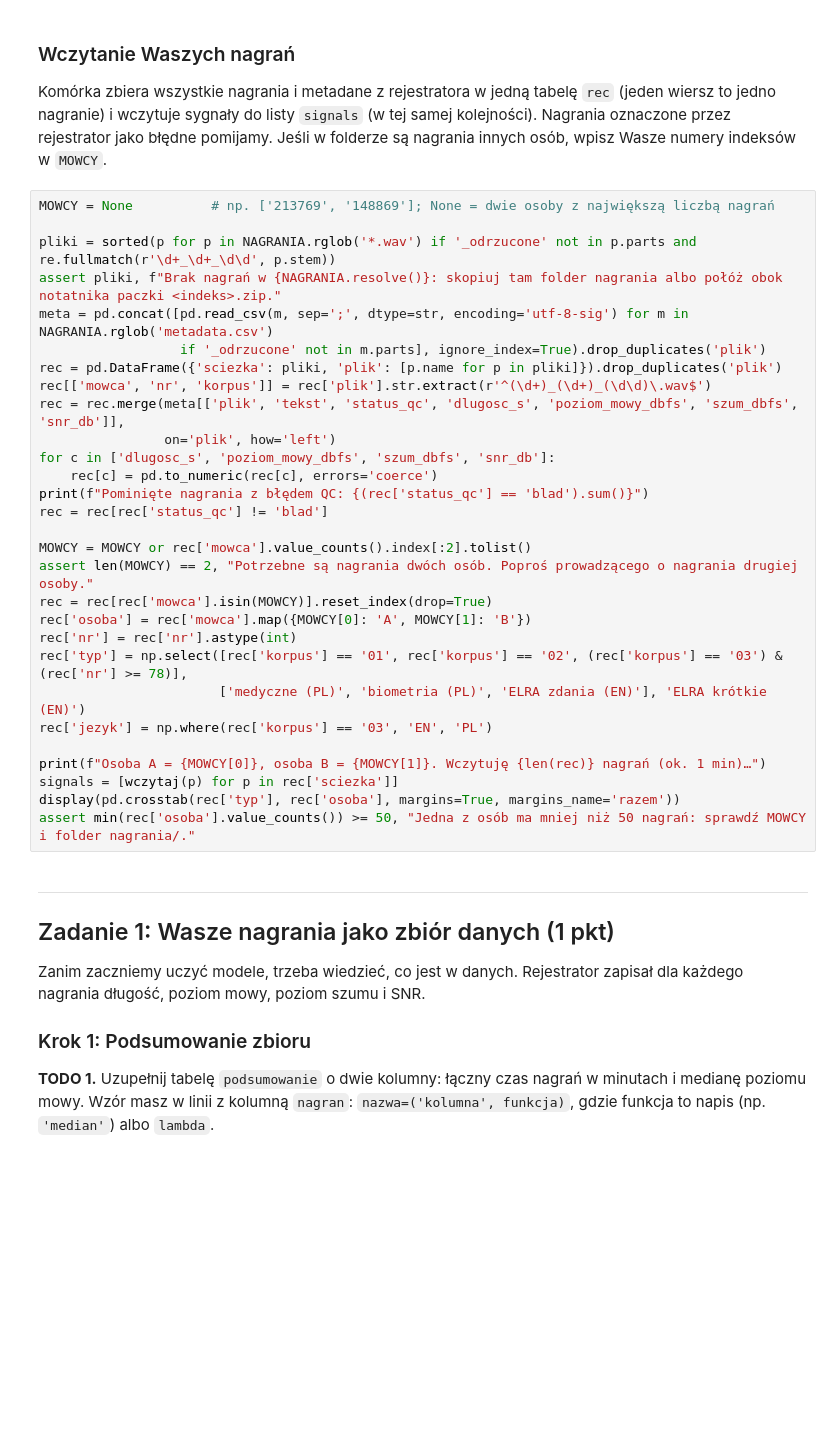
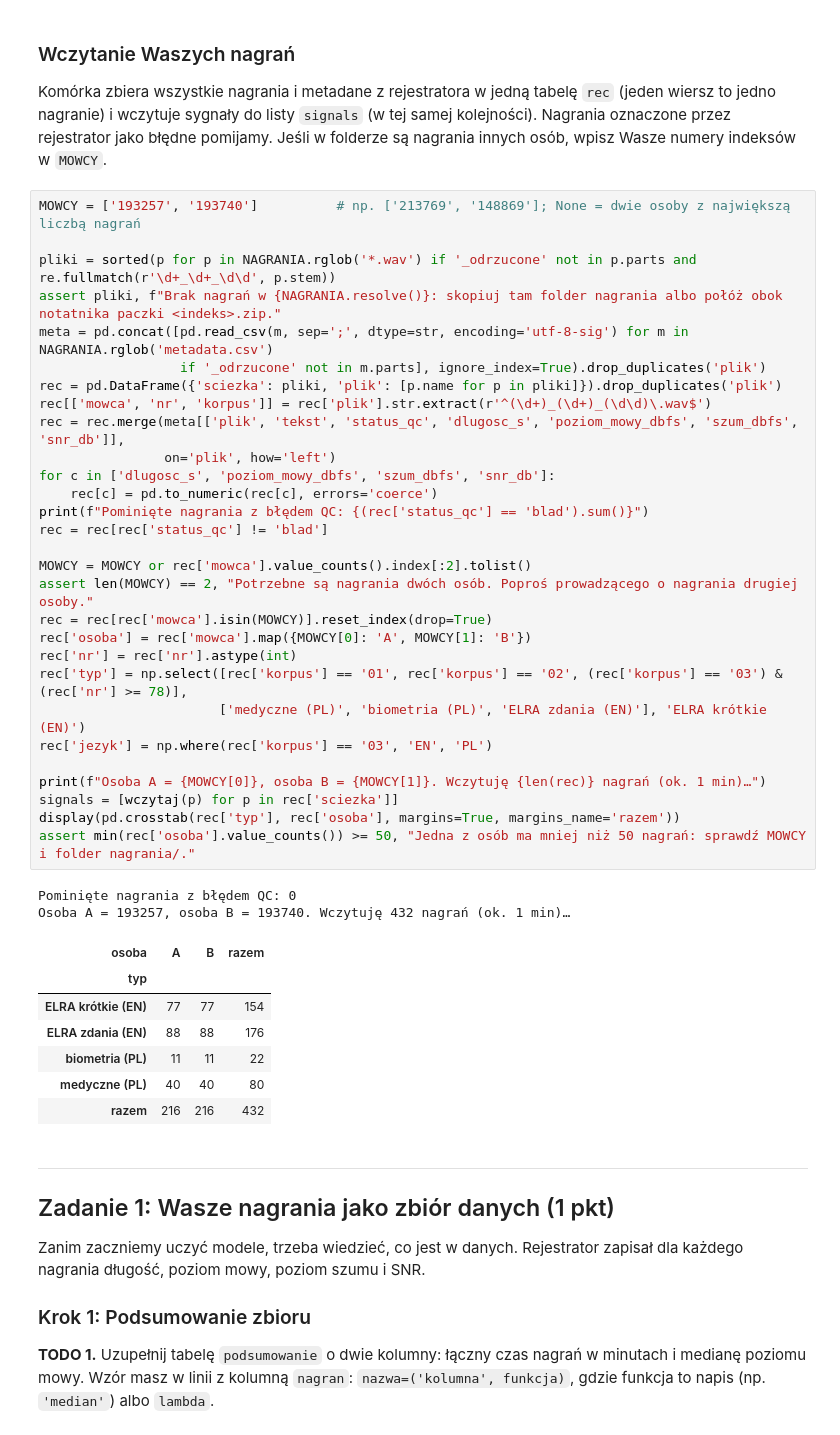
Before and after one commit to igorjoz/multimodal-ai, a Jupyter notebook: text-and-voice-processing/lab3/LAB3_parametryzacja_ML_student.ipynb, the cells around one changed output. Drawn from its saved outputs; the diff is of its cells as text; blank space fills up the shorter version.

```diff
--- a/text-and-voice-processing/lab3/LAB3_parametryzacja_ML_student.ipynb
+++ b/text-and-voice-processing/lab3/LAB3_parametryzacja_ML_student.ipynb
@@ -228,34 +228,44 @@ Komórka zbiera wszystkie nagrania i metadane z rejestratora w jedną tabelę `r
 wczytuje sygnały do listy `signals` (w tej samej kolejności). Nagrania oznaczone przez rejestrator jako błędne
 pomijamy. Jeśli w folderze są nagrania innych osób, wpisz Wasze numery indeksów w `MOWCY`.
 # %%
-MOWCY = None          # np. ['213769', '148869']; None = dwie osoby z największą liczbą nagrań
+MOWCY = ['193257', '193740']          # np. ['213769', '148869']; None = dwie osoby z największą liczbą nagrań
 
 pliki = sorted(p for p in NAGRANIA.rglob('*.wav') if '_odrzucone' not in p.parts and re.fullmatch(r'\d+_\d+_\d\d', p.stem))
 assert pliki, f"Brak nagrań w {NAGRANIA.resolve()}: skopiuj tam folder nagrania albo połóż obok notatnika paczki <indeks>.zip."
 meta = pd.concat([pd.read_csv(m, sep=';', dtype=str, encoding='utf-8-sig') for m in NAGRANIA.rglob('metadata.csv')
                   if '_odrzucone' not in m.parts], ignore_index=True).drop_duplicates('plik')
 rec = pd.DataFrame({'sciezka': pliki, 'plik': [p.name for p in pliki]}).drop_duplicates('plik')
 rec[['mowca', 'nr', 'korpus']] = rec['plik'].str.extract(r'^(\d+)_(\d+)_(\d\d)\.wav$')
 rec = rec.merge(meta[['plik', 'tekst', 'status_qc', 'dlugosc_s', 'poziom_mowy_dbfs', 'szum_dbfs', 'snr_db']],
                 on='plik', how='left')
 for c in ['dlugosc_s', 'poziom_mowy_dbfs', 'szum_dbfs', 'snr_db']:
     rec[c] = pd.to_numeric(rec[c], errors='coerce')
 print(f"Pominięte nagrania z błędem QC: {(rec['status_qc'] == 'blad').sum()}")
 rec = rec[rec['status_qc'] != 'blad']
 
 MOWCY = MOWCY or rec['mowca'].value_counts().index[:2].tolist()
 assert len(MOWCY) == 2, "Potrzebne są nagrania dwóch osób. Poproś prowadzącego o nagrania drugiej osoby."
 rec = rec[rec['mowca'].isin(MOWCY)].reset_index(drop=True)
 rec['osoba'] = rec['mowca'].map({MOWCY[0]: 'A', MOWCY[1]: 'B'})
 rec['nr'] = rec['nr'].astype(int)
 rec['typ'] = np.select([rec['korpus'] == '01', rec['korpus'] == '02', (rec['korpus'] == '03') & (rec['nr'] >= 78)],
                        ['medyczne (PL)', 'biometria (PL)', 'ELRA zdania (EN)'], 'ELRA krótkie (EN)')
 rec['jezyk'] = np.where(rec['korpus'] == '03', 'EN', 'PL')
 
 print(f"Osoba A = {MOWCY[0]}, osoba B = {MOWCY[1]}. Wczytuję {len(rec)} nagrań (ok. 1 min)…")
 signals = [wczytaj(p) for p in rec['sciezka']]
 display(pd.crosstab(rec['typ'], rec['osoba'], margins=True, margins_name='razem'))
 assert min(rec['osoba'].value_counts()) >= 50, "Jedna z osób ma mniej niż 50 nagrań: sprawdź MOWCY i folder nagrania/."
+# %% [output]
+Pominięte nagrania z błędem QC: 0
+Osoba A = 193257, osoba B = 193740. Wczytuję 432 nagrań (ok. 1 min)…
+| osoba | A | B | razem |
+| typ |  |  |  |
+| ELRA krótkie (EN) | 77 | 77 | 154 |
+| ELRA zdania (EN) | 88 | 88 | 176 |
+| biometria (PL) | 11 | 11 | 22 |
+| medyczne (PL) | 40 | 40 | 80 |
+| razem | 216 | 216 | 432 |
 # %% [markdown]
 ---
 ## Zadanie 1: Wasze nagrania jako zbiór danych (1 pkt)
```
Also changed, not shown: parts of 4 cells of this notebook.
